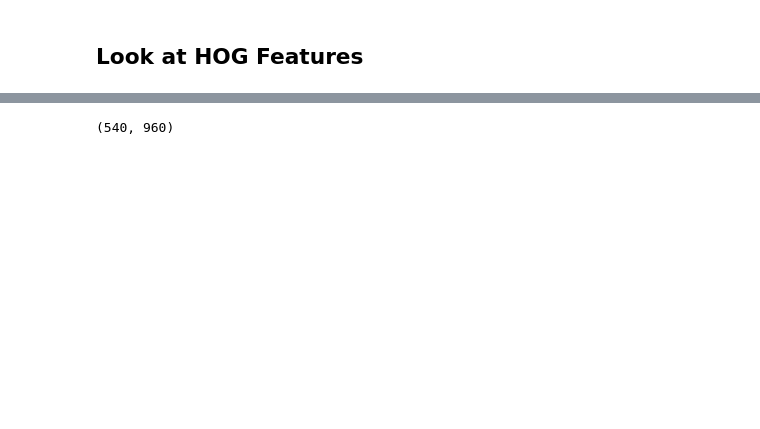
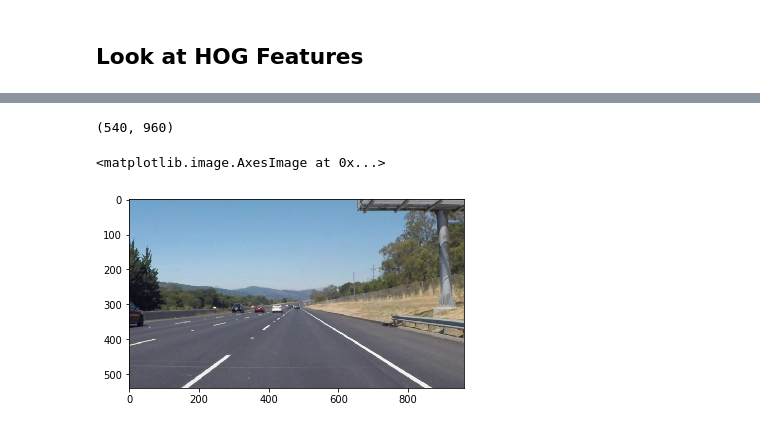
Before and after one commit to tcrack326/CarND-Vehicle-Detection-and-Tracking-P5, a Jupyter notebook: p5.ipynb, the cells around one changed output, grey strips where cells are left out. Drawn from its saved outputs; the diff is of its cells as text; code cells hidden in the pictures; blank space fills up the shorter version.

```diff
--- a/p5.ipynb
+++ b/p5.ipynb
@@ -976,10 +1170,13 @@ plt.imshow(draw_img)
 # %%
 #define a new heatmap for the video
 ex_image = cv2.imread('ex_vid_img.jpg')
-heat2 = np.zeros_like(ex_image[:,:,0]).astype(np.float)
+heat = np.zeros_like(ex_image[:,:,0]).astype(np.float)
 total = 0
-print(heat2.shape)
+print(heat.shape)
+plt.imshow(ex_image)
 # %% [output]
 (540, 960)
+<matplotlib.image.AxesImage at 0x...>
+[figure, added]
 # %%
 
```
Also changed, not shown: parts of 39 cells of this notebook, 41 other files.
